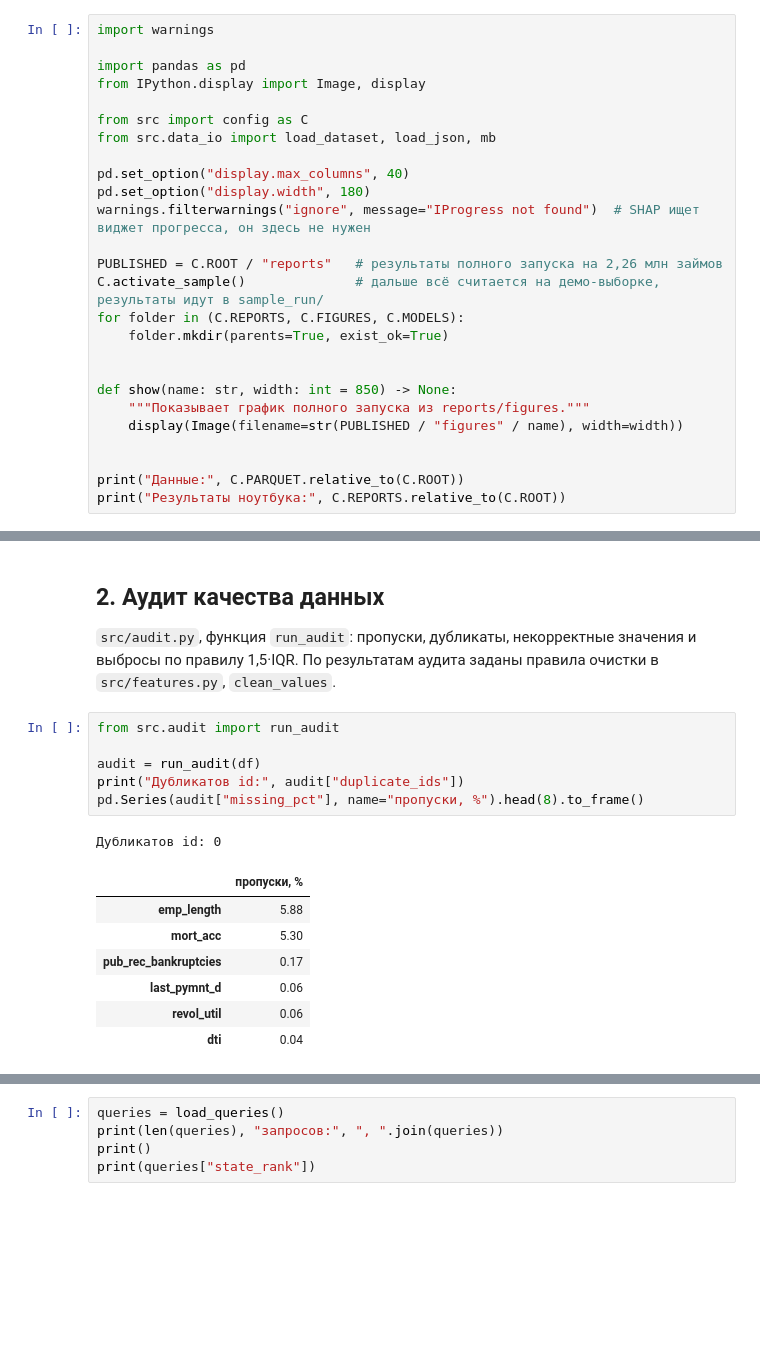
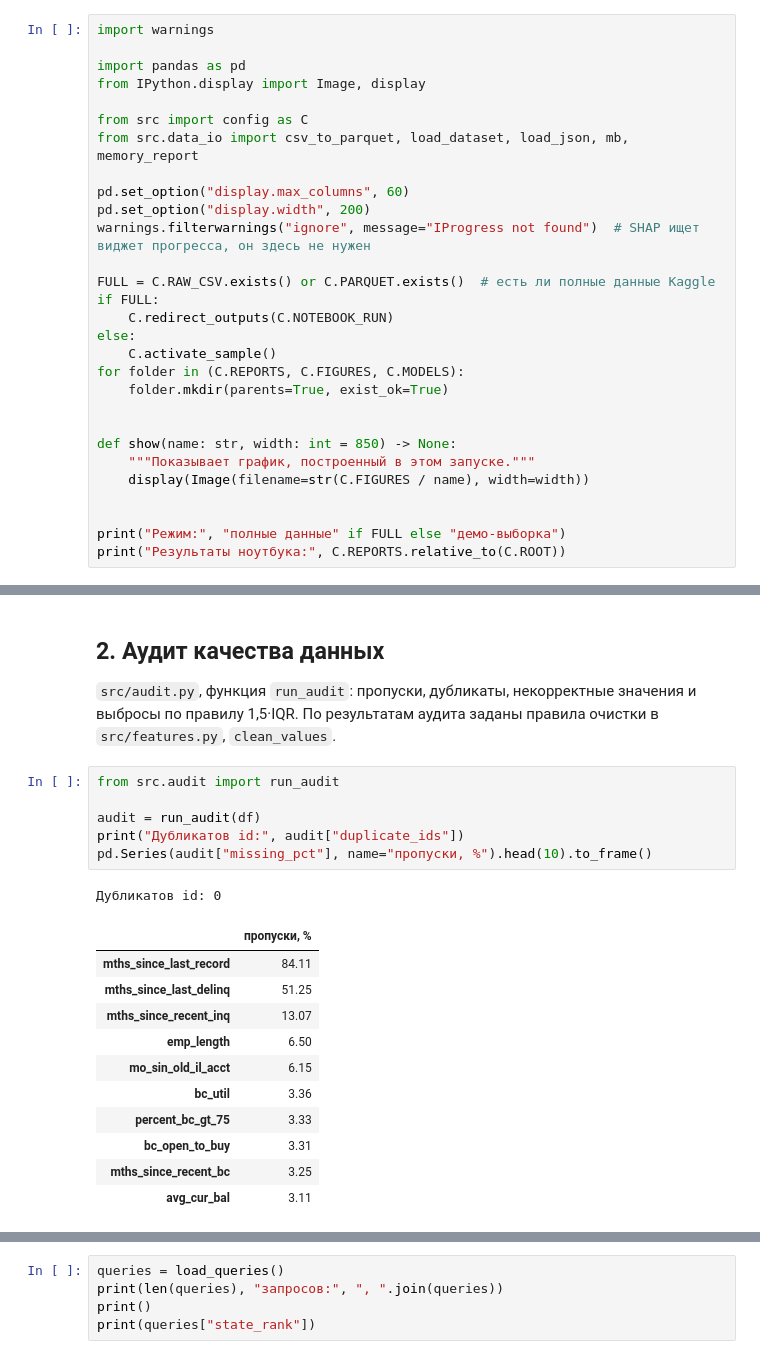
Before and after one commit to yersaa/Loan_default_prediction, a Jupyter notebook: project_walkthrough.ipynb, the cells around one changed output, grey strips where cells are left out. Saved outputs shown, nothing was run; the diff lists cells and outputs as text; blank space fills up the shorter version.

```diff
--- a/project_walkthrough.ipynb
+++ b/project_walkthrough.ipynb
@@ -30,23 +35,26 @@ import pandas as pd
 from IPython.display import Image, display
 
 from src import config as C
-from src.data_io import load_dataset, load_json, mb
+from src.data_io import csv_to_parquet, load_dataset, load_json, mb, memory_report
 
-pd.set_option("display.max_columns", 40)
-pd.set_option("display.width", 180)
+pd.set_option("display.max_columns", 60)
+pd.set_option("display.width", 200)
 warnings.filterwarnings("ignore", message="IProgress not found")  # SHAP ищет виджет прогресса, он здесь не нужен
 
-PUBLISHED = C.ROOT / "reports"   # результаты полного запуска на 2,26 млн займов
-C.activate_sample()              # дальше всё считается на демо-выборке, результаты идут в sample_run/
+FULL = C.RAW_CSV.exists() or C.PARQUET.exists()  # есть ли полные данные Kaggle
+if FULL:
+    C.redirect_outputs(C.NOTEBOOK_RUN)
+else:
+    C.activate_sample()
 for folder in (C.REPORTS, C.FIGURES, C.MODELS):
     folder.mkdir(parents=True, exist_ok=True)
 
 
 def show(name: str, width: int = 850) -> None:
-    """Показывает график полного запуска из reports/figures."""
-    display(Image(filename=str(PUBLISHED / "figures" / name), width=width))
+    """Показывает график, построенный в этом запуске."""
+    display(Image(filename=str(C.FIGURES / name), width=width))
 
 
-print("Данные:", C.PARQUET.relative_to(C.ROOT))
+print("Режим:", "полные данные" if FULL else "демо-выборка")
 print("Результаты ноутбука:", C.REPORTS.relative_to(C.ROOT))
 # %% [output]
@@ -110,15 +130,19 @@ pd.Series(sizes, name="память на полном наборе, МБ").to_fr
 # %%
 from src.audit import run_audit
 
 audit = run_audit(df)
 print("Дубликатов id:", audit["duplicate_ids"])
-pd.Series(audit["missing_pct"], name="пропуски, %").head(8).to_frame()
+pd.Series(audit["missing_pct"], name="пропуски, %").head(10).to_frame()
 # %% [output]
 Дубликатов id: 0
 |  | пропуски, % |
-| emp_length | 5.88 |
-| mort_acc | 5.30 |
-| pub_rec_bankruptcies | 0.17 |
-| last_pymnt_d | 0.06 |
-| revol_util | 0.06 |
-| dti | 0.04 |
+| mths_since_last_record | 84.11 |
+| mths_since_last_delinq | 51.25 |
+| mths_since_recent_inq | 13.07 |
+| emp_length | 6.50 |
+| mo_sin_old_il_acct | 6.15 |
+| bc_util | 3.36 |
+| percent_bc_gt_75 | 3.33 |
+| bc_open_to_buy | 3.31 |
+| mths_since_recent_bc | 3.25 |
+| avg_cur_bal | 3.11 |
```
Also changed, not shown: parts of 69 cells of this notebook, 7 other files.
